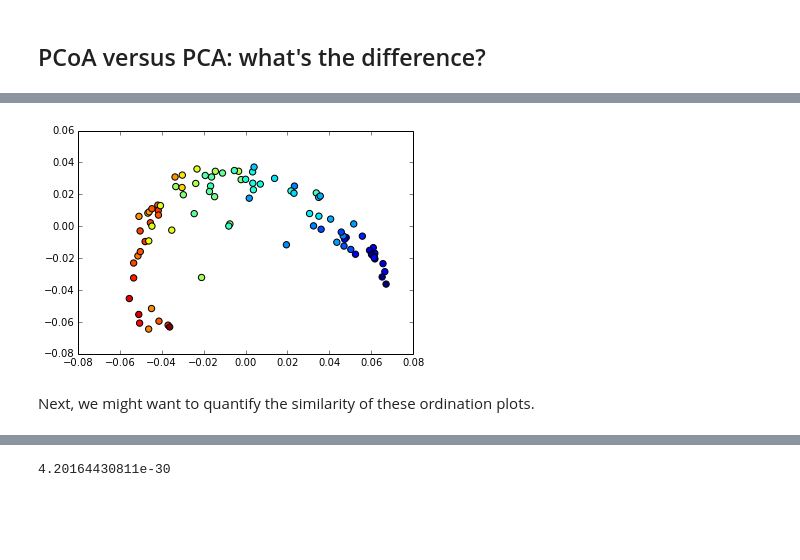
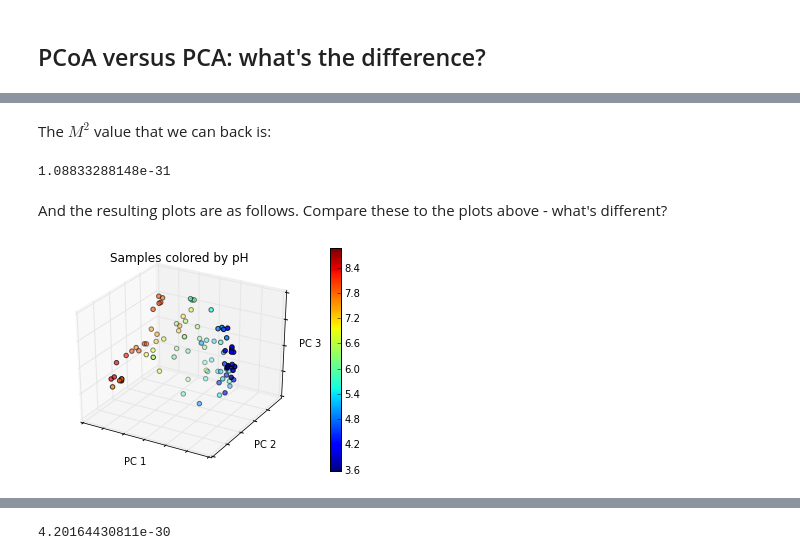
Before and after one commit to applied-bioinformatics/An-Introduction-To-Applied-Bioinformatics, a Jupyter notebook: applications/1-biological-diversity.ipynb, the cells around one changed output, grey strips where cells are left out. Drawn from its saved outputs; the diff is of its cells as text; code cells hidden in the pictures; blank space fills up the shorter version.

```diff
--- a/applications/1-biological-diversity.ipynb
+++ b/applications/1-biological-diversity.ipynb
@@ -1156,7 +1145,6 @@ ord_plot = scatter(flipped_soil_pcoa_matrix[0], flipped_soil_pcoa_matrix[1], s=4
 # %%
 from skbio.maths.stats.spatial import procrustes
 
-transformed_matrix1, transformed_matrix2, m2 = procrustes(soil_pcoa_matrix.T, flipped_soil_pcoa_matrix.T)
+transformed_matrix1, transformed_matrix2, m2 = procrustes(soil_pcoa_matrix[:3].T, flipped_soil_pcoa_matrix[:3].T)
 transformed_matrix1 = transformed_matrix1.T
 transformed_matrix2 = transformed_matrix2.T
-print m2
@@ -1169,6 +1151,12 @@ ord_plot = scatter(transformed_matrix1[0], transformed_matrix1[1], s=40, c=soil_
-# %%
-ord_plot = scatter(transformed_matrix2[0], transformed_matrix2[1], s=40, c=soil_ordered_pHs)
-# %% [output]
-[figure, removed]
-# %% [markdown]
-Next, we might want to quantify the similarity of these ordination plots.
+# %% [markdown]
+The $M^{2}$ value that we can back is:
+# %%
+print m2
+# %% [output]
+1.08833288148e-31
+# %% [markdown]
+And the resulting plots are as follows. Compare these to the plots above - what's different?
+# %%
+scatter_3d(transformed_matrix1, soil_ordered_pHs, "Samples colored by pH")
+# %% [output]
+[figure, added]
```
Also changed, not shown: parts of 32 cells of this notebook.
